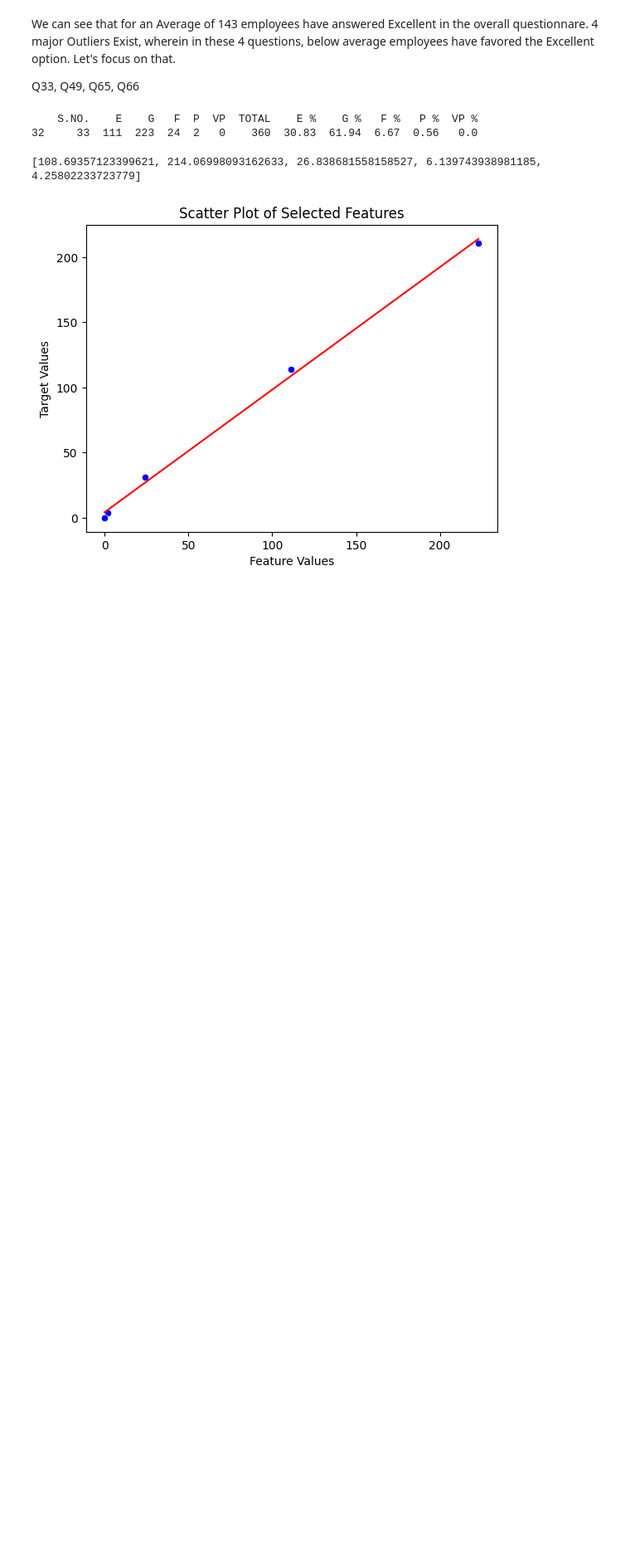
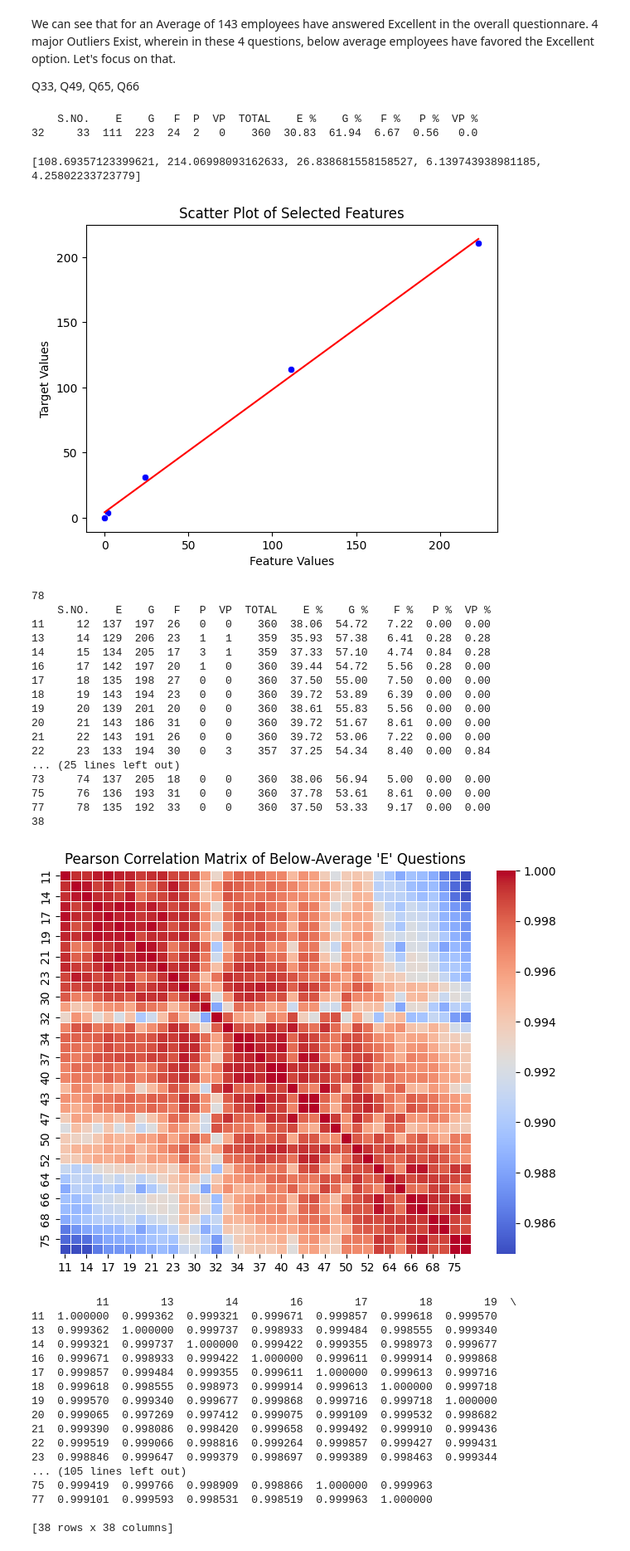
Before and after one commit to GuptajiRocks/data-science-sem4, a Jupyter notebook: Lectures/feb9-self/one.ipynb, the cells around one changed output. Shown: that part at 83% size. Saved outputs shown, nothing was run; the diff lists cells and outputs as text; code cells hidden in the pictures; blank space fills up the shorter version.

Commit message:
correlation added as well

```diff
--- a/Lectures/feb9-self/one.ipynb
+++ b/Lectures/feb9-self/one.ipynb
@@ -297,3 +297,57 @@ plt.show()
 # %% [output]
 [108.69357123399621, 214.06998093162633, 26.838681558158527, 6.139743938981185, 4.25802233723779]
 [figure]
+# %%
+avg_E = df['E'].mean()
+print(len(df["E"]))
+
+# Identify questions where 'E' responses are below average
+below_avg_E_questions = df[df['E'] < (avg_E)].index.tolist()
+print(df.loc[below_avg_E_questions])
+print(len(below_avg_E_questions))
+correlation_matrix = df.loc[below_avg_E_questions].T.corr()
+
+# Plot a heatmap for visualization
+plt.figure(figsize=(8,6))
+sns.heatmap(correlation_matrix, cmap="coolwarm", fmt=".2f", linewidths=0.5)
+plt.title("Pearson Correlation Matrix of Below-Average 'E' Questions")
+plt.show()
+
+# Display correlation values
+print(correlation_matrix)
+# %% [output]
+78
+    S.NO.    E    G   F   P  VP  TOTAL    E %    G %    F %   P %  VP %
+11     12  137  197  26   0   0    360  38.06  54.72   7.22  0.00  0.00
+13     14  129  206  23   1   1    359  35.93  57.38   6.41  0.28  0.28
+14     15  134  205  17   3   1    359  37.33  57.10   4.74  0.84  0.28
+16     17  142  197  20   1   0    360  39.44  54.72   5.56  0.28  0.00
+17     18  135  198  27   0   0    360  37.50  55.00   7.50  0.00  0.00
+18     19  143  194  23   0   0    360  39.72  53.89   6.39  0.00  0.00
+19     20  139  201  20   0   0    360  38.61  55.83   5.56  0.00  0.00
+20     21  143  186  31   0   0    360  39.72  51.67   8.61  0.00  0.00
+21     22  143  191  26   0   0    360  39.72  53.06   7.22  0.00  0.00
+22     23  133  194  30   0   3    357  37.25  54.34   8.40  0.00  0.84
+... (25 lines left out)
+73     74  137  205  18   0   0    360  38.06  56.94   5.00  0.00  0.00
+75     76  136  193  31   0   0    360  37.78  53.61   8.61  0.00  0.00
+77     78  135  192  33   0   0    360  37.50  53.33   9.17  0.00  0.00
+38
+[figure, added]
+          11        13        14        16        17        18        19  \
+11  1.000000  0.999362  0.999321  0.999671  0.999857  0.999618  0.999570
+13  0.999362  1.000000  0.999737  0.998933  0.999484  0.998555  0.999340
+14  0.999321  0.999737  1.000000  0.999422  0.999355  0.998973  0.999677
+16  0.999671  0.998933  0.999422  1.000000  0.999611  0.999914  0.999868
+17  0.999857  0.999484  0.999355  0.999611  1.000000  0.999613  0.999716
+18  0.999618  0.998555  0.998973  0.999914  0.999613  1.000000  0.999718
+19  0.999570  0.999340  0.999677  0.999868  0.999716  0.999718  1.000000
+20  0.999065  0.997269  0.997412  0.999075  0.999109  0.999532  0.998682
+21  0.999390  0.998086  0.998420  0.999658  0.999492  0.999910  0.999436
+22  0.999519  0.999066  0.998816  0.999264  0.999857  0.999427  0.999431
+23  0.998846  0.999647  0.999379  0.998697  0.999389  0.998463  0.999344
+... (105 lines left out)
+75  0.999419  0.999766  0.998909  0.998866  1.000000  0.999963
+77  0.999101  0.999593  0.998531  0.998519  0.999963  1.000000
+
+[38 rows x 38 columns]
```
